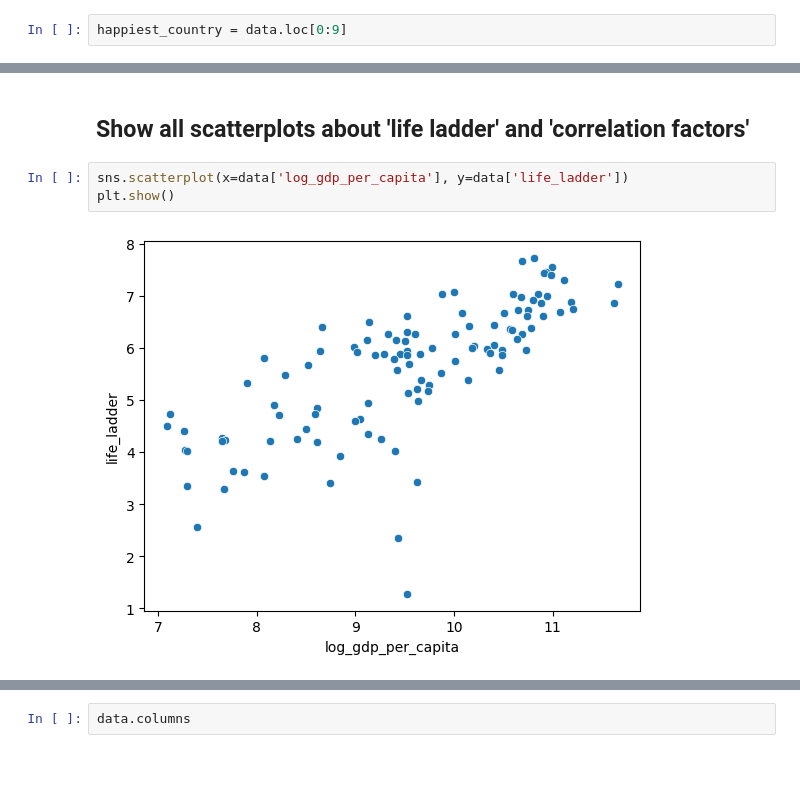
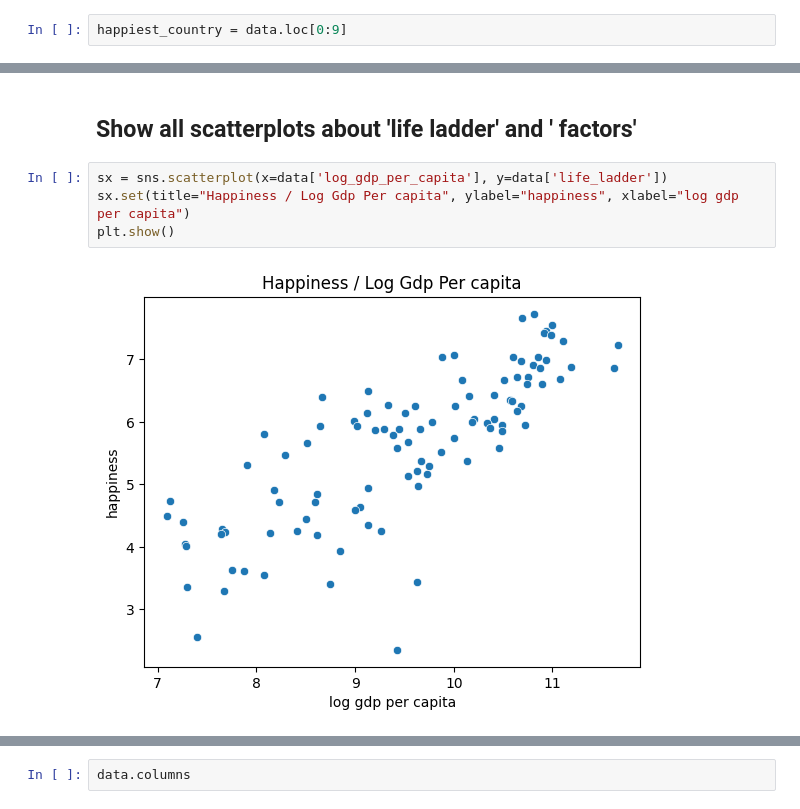
Before and after one commit to j-lang23/mid_bootcamp_project, a Jupyter notebook: notebooks/exploring.ipynb, the cells around one changed output, grey strips where cells are left out. Cells and saved outputs as stored; diff of their text form; blank space fills up the shorter version.

```diff
--- a/notebooks/exploring.ipynb
+++ b/notebooks/exploring.ipynb
@@ -53,7 +64,8 @@ plt.show()
 # %% [markdown]
-## Show all scatterplots about 'life ladder' and 'correlation factors'
+## Show all scatterplots about 'life ladder' and ' factors'
 # %%
-sns.scatterplot(x=data['log_gdp_per_capita'], y=data['life_ladder'])
+sx = sns.scatterplot(x=data['log_gdp_per_capita'], y=data['life_ladder'])
+sx.set(title="Happiness / Log Gdp Per capita", ylabel="happiness", xlabel="log gdp per capita")
 plt.show()
 # %% [output]
-[figure, old version]
+[figure, new version]
```
Also changed, not shown: parts of 23 cells of this notebook, 2 other files.
